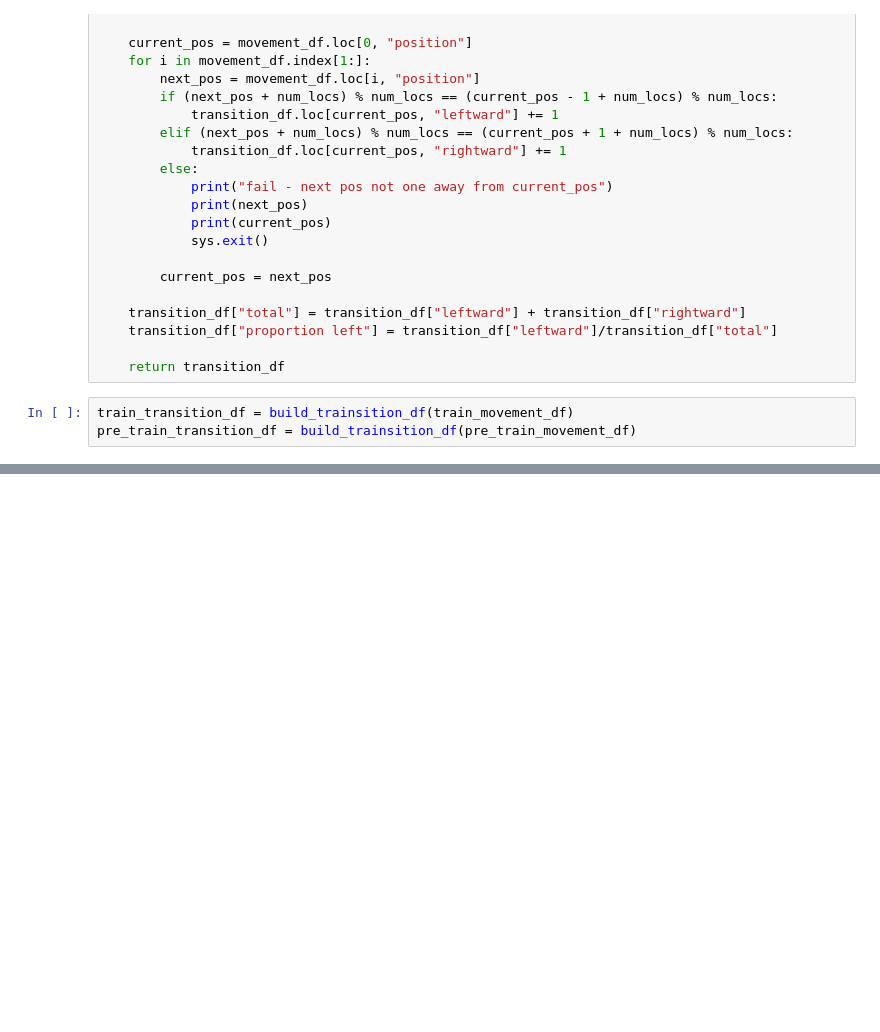
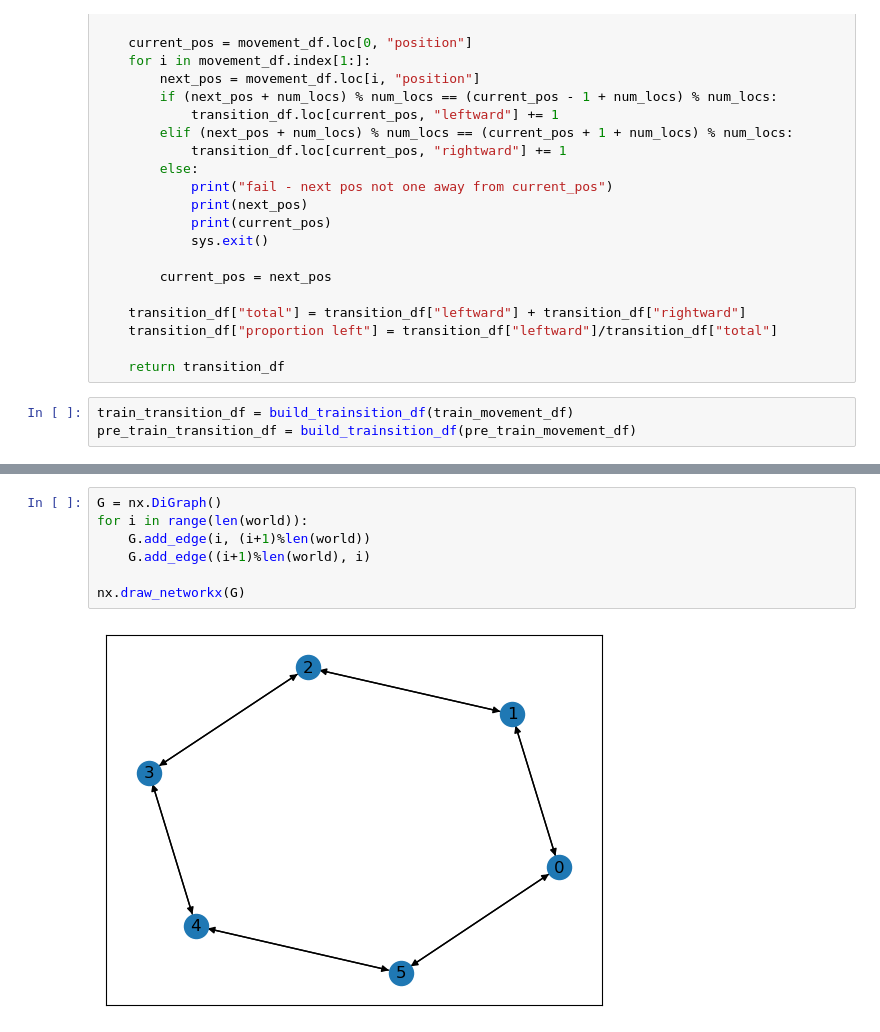
Before and after one commit to Holistic-Agential-Learning/HAL, a Jupyter notebook: analysis/mouse_1d_analysis 20min.ipynb, the cells around one changed output, grey strips where cells are left out. Saved outputs shown, nothing was run; the diff lists cells and outputs as text; blank space fills up the shorter version.

```diff
--- a/analysis/mouse_1d_analysis 20min.ipynb
+++ b/analysis/mouse_1d_analysis 20min.ipynb
@@ -201,0 +208,9 @@ plt.tight_layout()
+# %%
+G = nx.DiGraph()
+for i in range(len(world)):
+    G.add_edge(i, (i+1)%len(world))
+    G.add_edge((i+1)%len(world), i)
+
+nx.draw_networkx(G)
+# %% [output]
+[figure, added]
```
Also changed, not shown: parts of 5 cells of this notebook, 2 other files.
